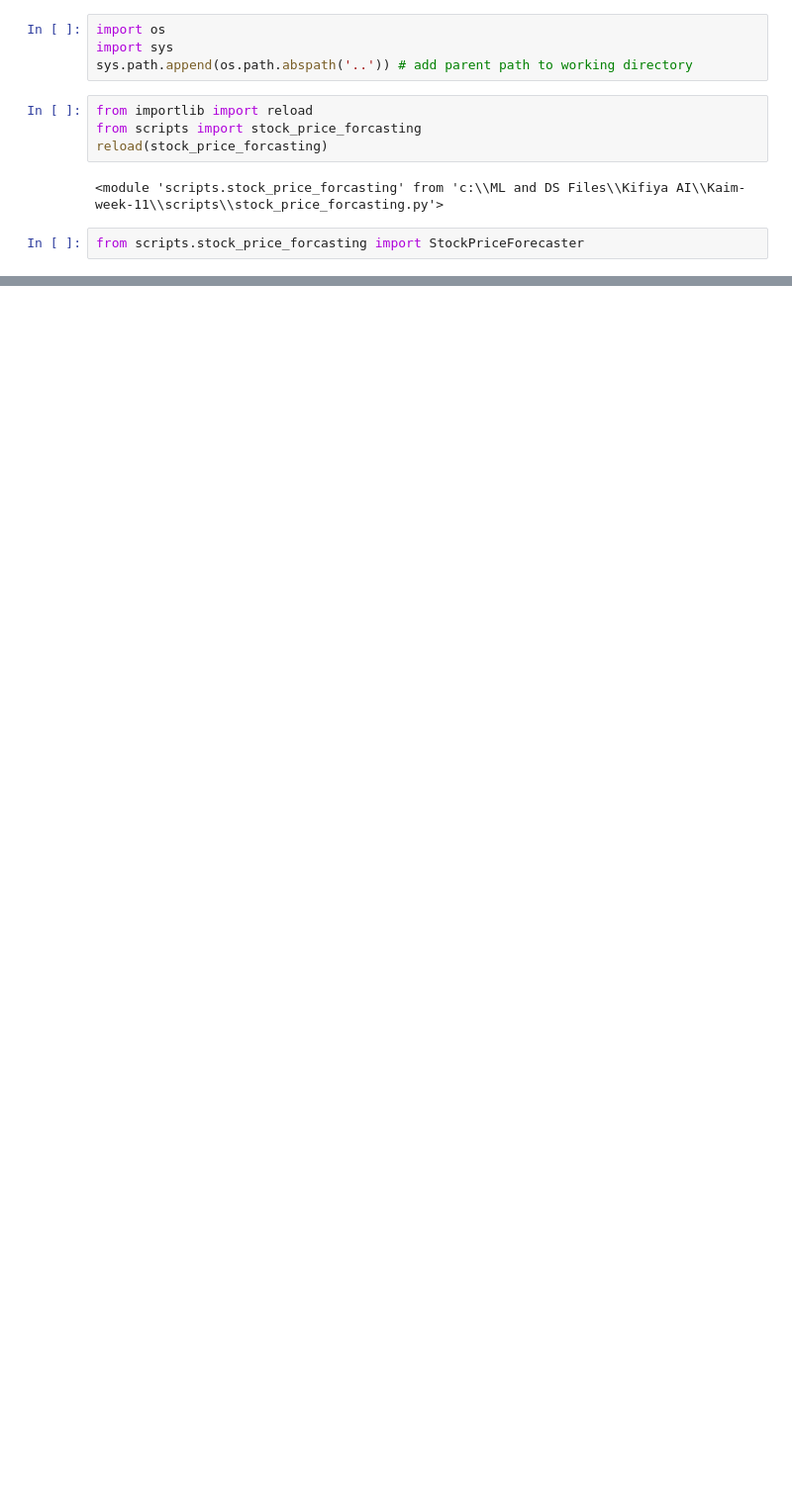
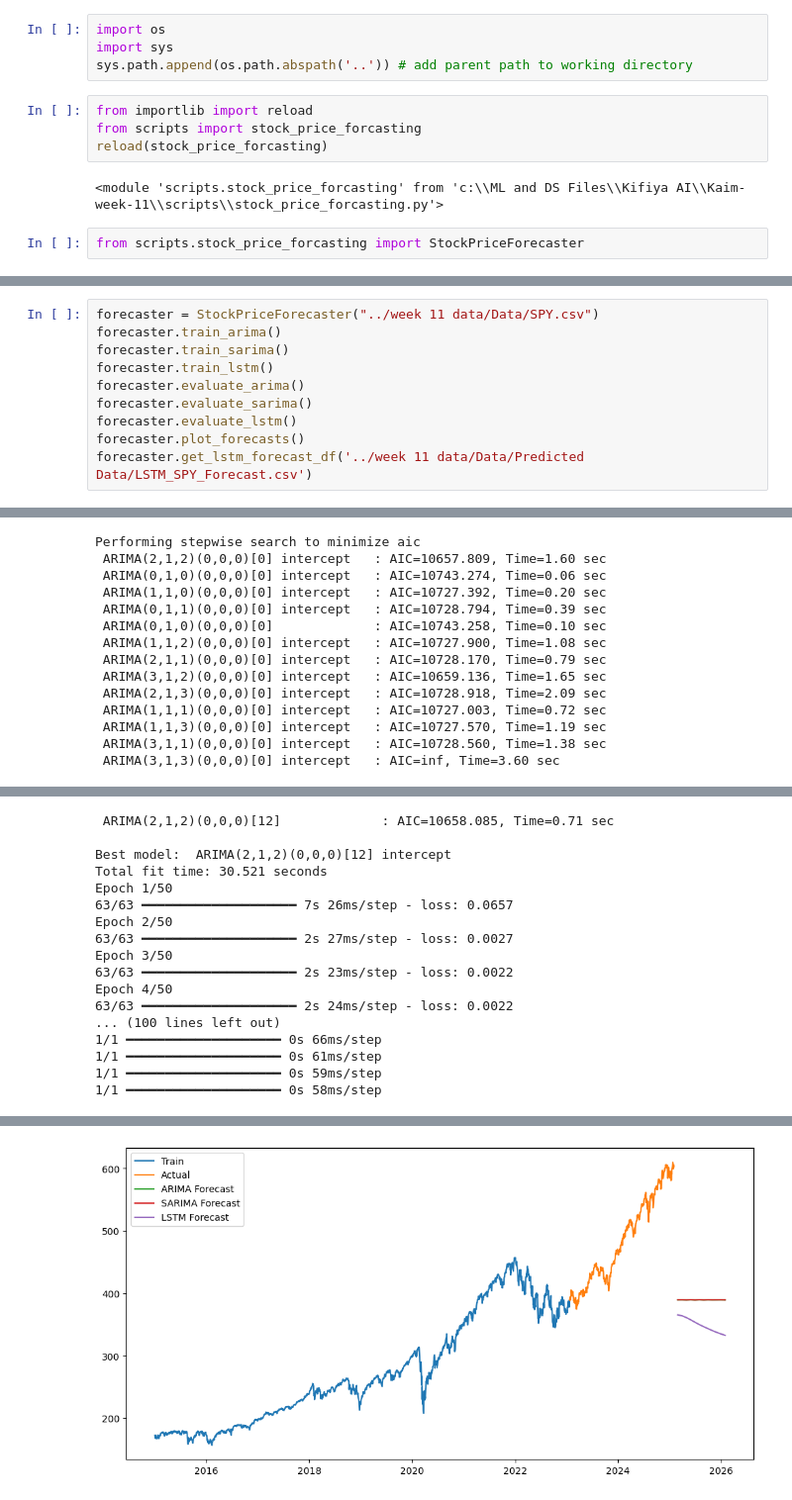
Before and after one commit to zereay74/Kaim-week-11, a Jupyter notebook: notebooks/Task_2_and_Task_3_Time_Series_Forcasting.ipynb, the cells around one changed output, grey strips where cells are left out. Shown at 99% size. Saved outputs shown, nothing was run; the diff lists cells and outputs as text; blank space fills up the shorter version.

```diff
--- a/notebooks/Task_2_and_Task_3_Time_Series_Forcasting.ipynb
+++ b/notebooks/Task_2_and_Task_3_Time_Series_Forcasting.ipynb
@@ -95,0 +188,11 @@ forecaster.plot_forecasts()
+# %%
+forecaster = StockPriceForecaster("../week 11 data/Data/SPY.csv")
+forecaster.train_arima()
+forecaster.train_sarima()
+forecaster.train_lstm()
+forecaster.evaluate_arima()
+forecaster.evaluate_sarima()
+forecaster.evaluate_lstm()
+forecaster.plot_forecasts()
+forecaster.get_lstm_forecast_df('../week 11 data/Data/Predicted Data/LSTM_SPY_Forecast.csv')
+# %% [output]
@@ -95,0 +201,14 @@ forecaster.plot_forecasts()
+Performing stepwise search to minimize aic
+ ARIMA(2,1,2)(0,0,0)[0] intercept   : AIC=10657.809, Time=1.60 sec
+ ARIMA(0,1,0)(0,0,0)[0] intercept   : AIC=10743.274, Time=0.06 sec
+ ARIMA(1,1,0)(0,0,0)[0] intercept   : AIC=10727.392, Time=0.20 sec
+ ARIMA(0,1,1)(0,0,0)[0] intercept   : AIC=10728.794, Time=0.39 sec
+ ARIMA(0,1,0)(0,0,0)[0]             : AIC=10743.258, Time=0.10 sec
+ ARIMA(1,1,2)(0,0,0)[0] intercept   : AIC=10727.900, Time=1.08 sec
+ ARIMA(2,1,1)(0,0,0)[0] intercept   : AIC=10728.170, Time=0.79 sec
+ ARIMA(3,1,2)(0,0,0)[0] intercept   : AIC=10659.136, Time=1.65 sec
+ ARIMA(2,1,3)(0,0,0)[0] intercept   : AIC=10728.918, Time=2.09 sec
+ ARIMA(1,1,1)(0,0,0)[0] intercept   : AIC=10727.003, Time=0.72 sec
+ ARIMA(1,1,3)(0,0,0)[0] intercept   : AIC=10727.570, Time=1.19 sec
+ ARIMA(3,1,1)(0,0,0)[0] intercept   : AIC=10728.560, Time=1.38 sec
+ ARIMA(3,1,3)(0,0,0)[0] intercept   : AIC=inf, Time=3.60 sec
@@ -95,0 +234,17 @@ forecaster.plot_forecasts()
+ ARIMA(2,1,2)(0,0,0)[12]             : AIC=10658.085, Time=0.71 sec
+
+Best model:  ARIMA(2,1,2)(0,0,0)[12] intercept
+Total fit time: 30.521 seconds
+Epoch 1/50
+63/63 ━━━━━━━━━━━━━━━━━━━━ 7s 26ms/step - loss: 0.0657
+Epoch 2/50
+63/63 ━━━━━━━━━━━━━━━━━━━━ 2s 27ms/step - loss: 0.0027
+Epoch 3/50
+63/63 ━━━━━━━━━━━━━━━━━━━━ 2s 23ms/step - loss: 0.0022
+Epoch 4/50
+63/63 ━━━━━━━━━━━━━━━━━━━━ 2s 24ms/step - loss: 0.0022
+... (100 lines left out)
+1/1 ━━━━━━━━━━━━━━━━━━━━ 0s 66ms/step
+1/1 ━━━━━━━━━━━━━━━━━━━━ 0s 61ms/step
+1/1 ━━━━━━━━━━━━━━━━━━━━ 0s 59ms/step
+1/1 ━━━━━━━━━━━━━━━━━━━━ 0s 58ms/step
@@ -95,0 +254 @@ forecaster.plot_forecasts()
+[figure, added]
```
Also changed, not shown: parts of 13 cells of this notebook, 1 other file.
